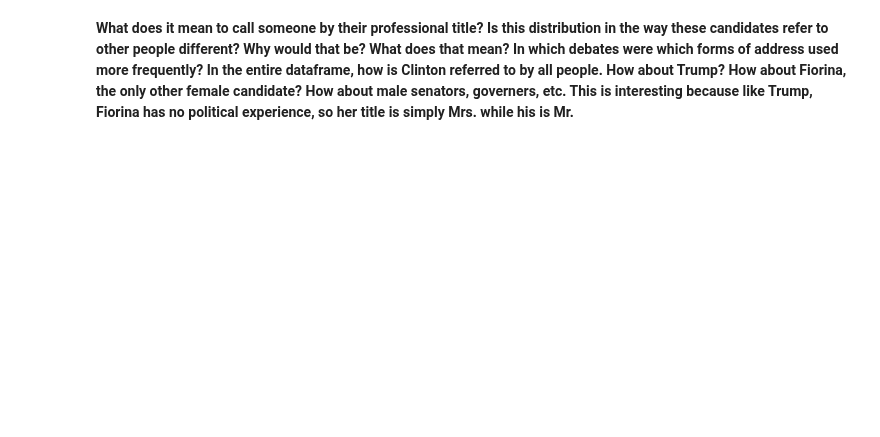
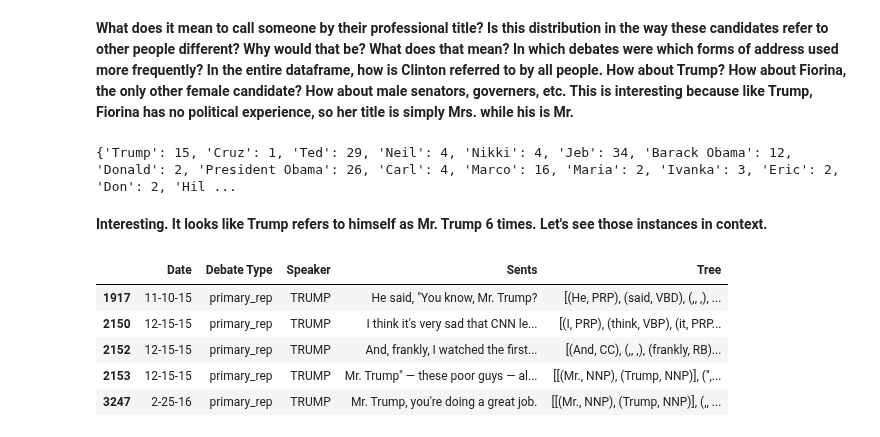
Before and after one commit to Data-Science-for-Linguists/2016-Debates-and-Referring-Expressions, a Jupyter notebook: analysis.ipynb, the cells around one changed output. Drawn from its saved outputs; the diff is of its cells as text; code cells hidden in the pictures; blank space fills up the shorter version.

```diff
--- a/analysis.ipynb
+++ b/analysis.ipynb
@@ -463,0 +598,8 @@ clinton_trump_freq
+# %%
+trump_re = get_RE_for_label(trump['Tree'], 'all')
+trump_re_freq = {re: trump_re.count(re) for re in trump_re}
+trump_re_freq
+# %% [output]
+{'Trump': 15, 'Cruz': 1, 'Ted': 29, 'Neil': 4, 'Nikki': 4, 'Jeb': 34, 'Barack Obama': 12, 'Donald': 2, 'President Obama': 26, 'Carl': 4, 'Marco': 16, 'Maria': 2, 'Ivanka': 3, 'Eric': 2, 'Don': 2, 'Hil ...
+# %% [markdown]
+**Interesting. It looks like Trump refers to himself as Mr. Trump 6 times. Let's see those instances in context.**
@@ -463,0 +608,9 @@ clinton_trump_freq
+# %%
+trump_mrtrump_trees
+# %% [output]
+|  | Date | Debate Type | Speaker | Sents | Tree |
+| 1917 | 11-10-15 | primary_rep | TRUMP | He said, "You know, Mr. Trump? | [(He, PRP), (said, VBD), (,, ,), ... |
+| 2150 | 12-15-15 | primary_rep | TRUMP | I think it's very sad that CNN le... | [(I, PRP), (think, VBP), (it, PRP... |
+| 2152 | 12-15-15 | primary_rep | TRUMP | And, frankly, I watched the first... | [(And, CC), (,, ,), (frankly, RB)... |
+| 2153 | 12-15-15 | primary_rep | TRUMP | Mr. Trump" — these poor guys — al... | [[(Mr., NNP), (Trump, NNP)], ('',... |
+| 3247 | 2-25-16 | primary_rep | TRUMP | Mr. Trump, you're doing a great job. | [[(Mr., NNP), (Trump, NNP)], (,, ... |
```
Also changed, not shown: parts of 59 cells of this notebook.
